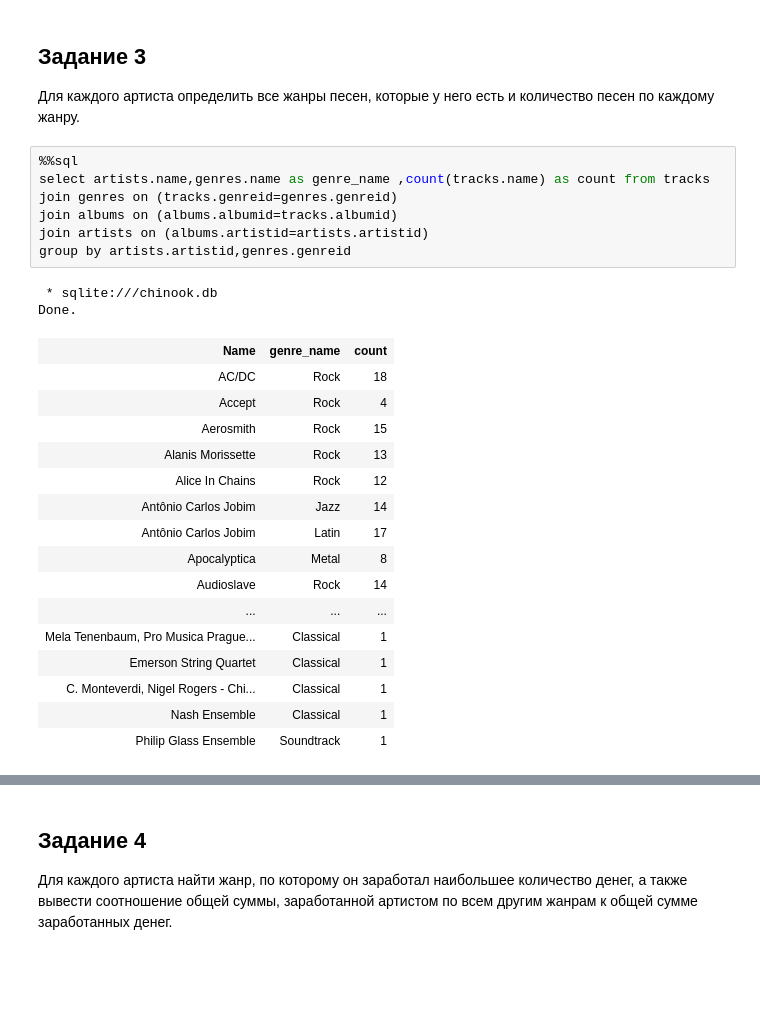
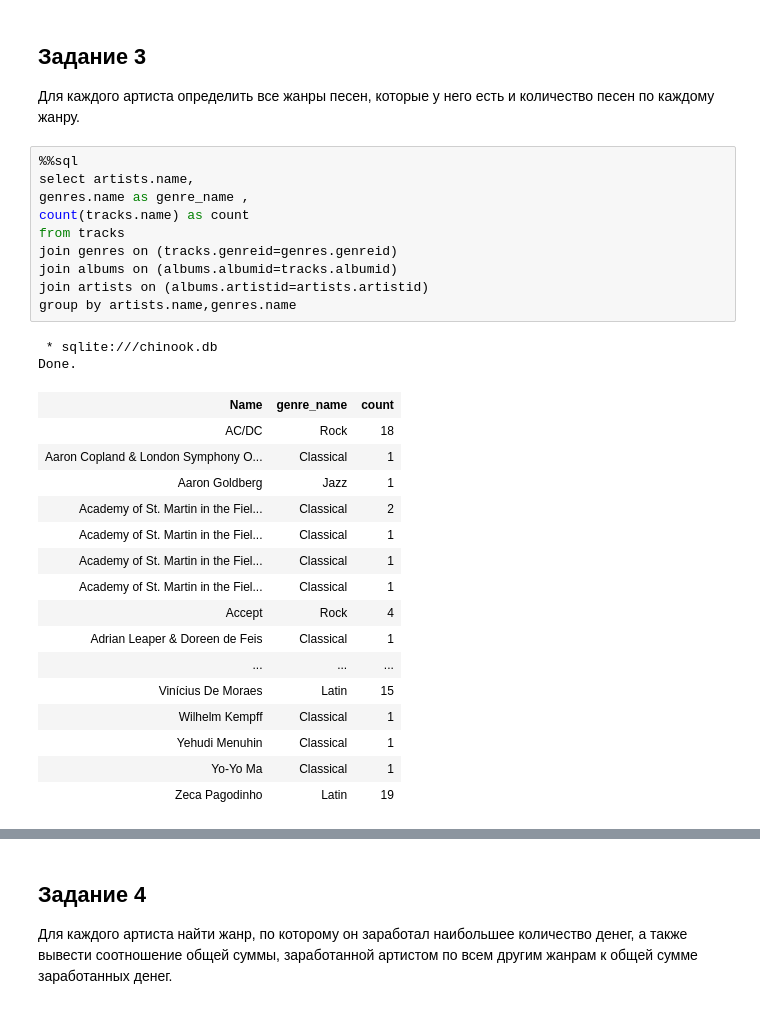
Before and after one commit to njozzer/SQL_LAB, a Jupyter notebook: Week3/Лабораторная 3-2.ipynb, the cells around one changed output, grey strips where cells are left out. Cells and saved outputs as stored; diff of their text form; blank space fills up the shorter version.

```diff
--- a/Week3/Лабораторная 3-2.ipynb
+++ b/Week3/Лабораторная 3-2.ipynb
@@ -69,27 +69,30 @@ Done.
 Для каждого артиста определить все жанры песен, которые у него есть и количество песен по каждому жанру.
 # %%
 %%sql
-select artists.name,genres.name as genre_name ,count(tracks.name) as count from tracks
+select artists.name,
+genres.name as genre_name ,
+count(tracks.name) as count
+from tracks
 join genres on (tracks.genreid=genres.genreid)
 join albums on (albums.albumid=tracks.albumid)
 join artists on (albums.artistid=artists.artistid)
-group by artists.artistid,genres.genreid
+group by artists.name,genres.name
 # %% [output]
  * sqlite:///chinook.db
 Done.
 | Name | genre_name | count |
 | AC/DC | Rock | 18 |
+| Aaron Copland & London Symphony O... | Classical | 1 |
+| Aaron Goldberg | Jazz | 1 |
+| Academy of St. Martin in the Fiel... | Classical | 2 |
+| Academy of St. Martin in the Fiel... | Classical | 1 |
+| Academy of St. Martin in the Fiel... | Classical | 1 |
+| Academy of St. Martin in the Fiel... | Classical | 1 |
 | Accept | Rock | 4 |
-| Aerosmith | Rock | 15 |
-| Alanis Morissette | Rock | 13 |
-| Alice In Chains | Rock | 12 |
-| Antônio Carlos Jobim | Jazz | 14 |
-| Antônio Carlos Jobim | Latin | 17 |
-| Apocalyptica | Metal | 8 |
-| Audioslave | Rock | 14 |
+| Adrian Leaper & Doreen de Feis | Classical | 1 |
 | ... | ... | ... |
-| Mela Tenenbaum, Pro Musica Prague... | Classical | 1 |
-| Emerson String Quartet | Classical | 1 |
-| C. Monteverdi, Nigel Rogers - Chi... | Classical | 1 |
-| Nash Ensemble | Classical | 1 |
-| Philip Glass Ensemble | Soundtrack | 1 |
+| Vinícius De Moraes | Latin | 15 |
+| Wilhelm Kempff | Classical | 1 |
+| Yehudi Menuhin | Classical | 1 |
+| Yo-Yo Ma | Classical | 1 |
+| Zeca Pagodinho | Latin | 19 |
```
Also changed, not shown: parts of 7 cells of this notebook, 1 other file.
